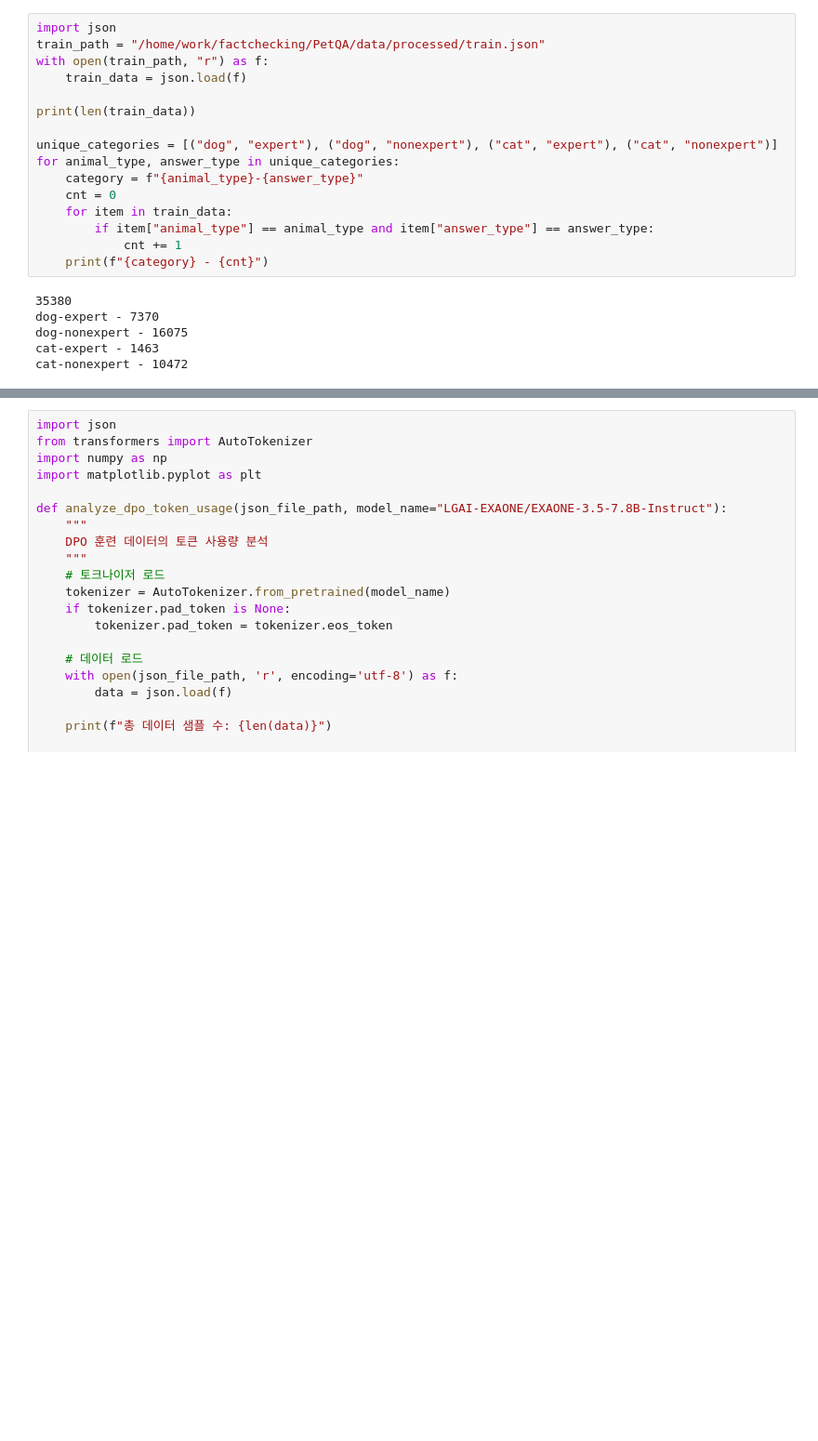
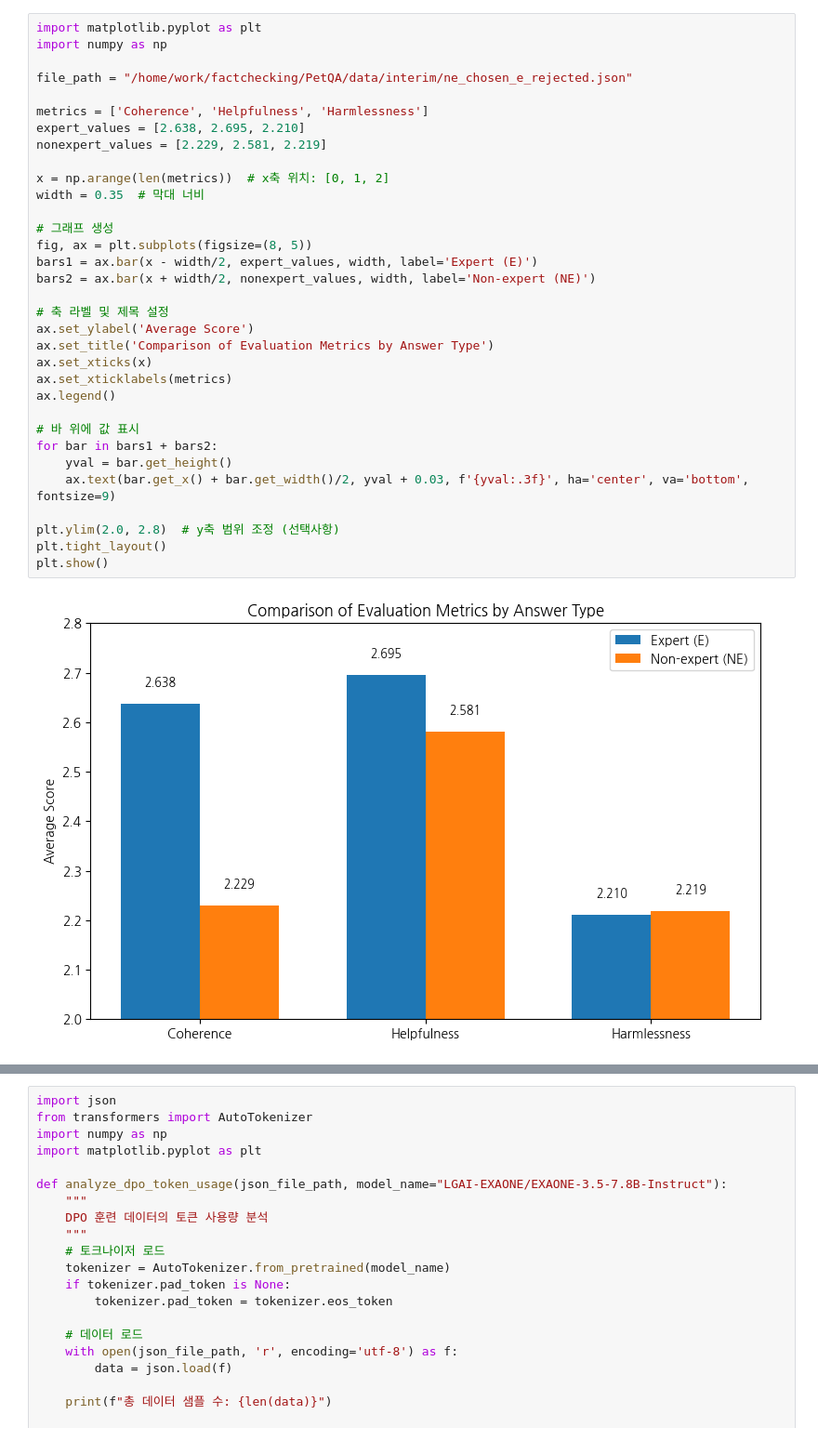
Before and after one commit to taegyunjjang/PetQA, a Jupyter notebook: src/eda.ipynb, the cells around one changed output, grey strips where cells are left out. Shown at 93% size. Cells and saved outputs as stored; diff of their text form; blank space fills up the shorter version.

```diff
--- a/src/eda.ipynb
+++ b/src/eda.ipynb
@@ -175,22 +363,35 @@ plt.show()
-# %%
-import json
-train_path = "/home/work/factchecking/PetQA/data/processed/train.json"
-with open(train_path, "r") as f:
-    train_data = json.load(f)
-
-print(len(train_data))
-
-unique_categories = [("dog", "expert"), ("dog", "nonexpert"), ("cat", "expert"), ("cat", "nonexpert")]
-for animal_type, answer_type in unique_categories:
-    category = f"{animal_type}-{answer_type}"
-    cnt = 0
-    for item in train_data:
-        if item["animal_type"] == animal_type and item["answer_type"] == answer_type:
-            cnt += 1
-    print(f"{category} - {cnt}")
-# %% [output]
-35380
-dog-expert - 7370
-dog-nonexpert - 16075
-cat-expert - 1463
-cat-nonexpert - 10472
+# %%
+import matplotlib.pyplot as plt
+import numpy as np
+
+file_path = "/home/work/factchecking/PetQA/data/interim/ne_chosen_e_rejected.json"
+
+metrics = ['Coherence', 'Helpfulness', 'Harmlessness']
+expert_values = [2.638, 2.695, 2.210]
+nonexpert_values = [2.229, 2.581, 2.219]
+
+x = np.arange(len(metrics))  # x축 위치: [0, 1, 2]
+width = 0.35  # 막대 너비
+
+# 그래프 생성
+fig, ax = plt.subplots(figsize=(8, 5))
+bars1 = ax.bar(x - width/2, expert_values, width, label='Expert (E)')
+bars2 = ax.bar(x + width/2, nonexpert_values, width, label='Non-expert (NE)')
+
+# 축 라벨 및 제목 설정
+ax.set_ylabel('Average Score')
+ax.set_title('Comparison of Evaluation Metrics by Answer Type')
+ax.set_xticks(x)
+ax.set_xticklabels(metrics)
+ax.legend()
+
+# 바 위에 값 표시
+for bar in bars1 + bars2:
+    yval = bar.get_height()
+    ax.text(bar.get_x() + bar.get_width()/2, yval + 0.03, f'{yval:.3f}', ha='center', va='bottom', fontsize=9)
+
+plt.ylim(2.0, 2.8)  # y축 범위 조정 (선택사항)
+plt.tight_layout()
+plt.show()
+# %% [output]
+[figure, added]
```
Also changed, not shown: parts of 52 cells of this notebook, 1 other file.
